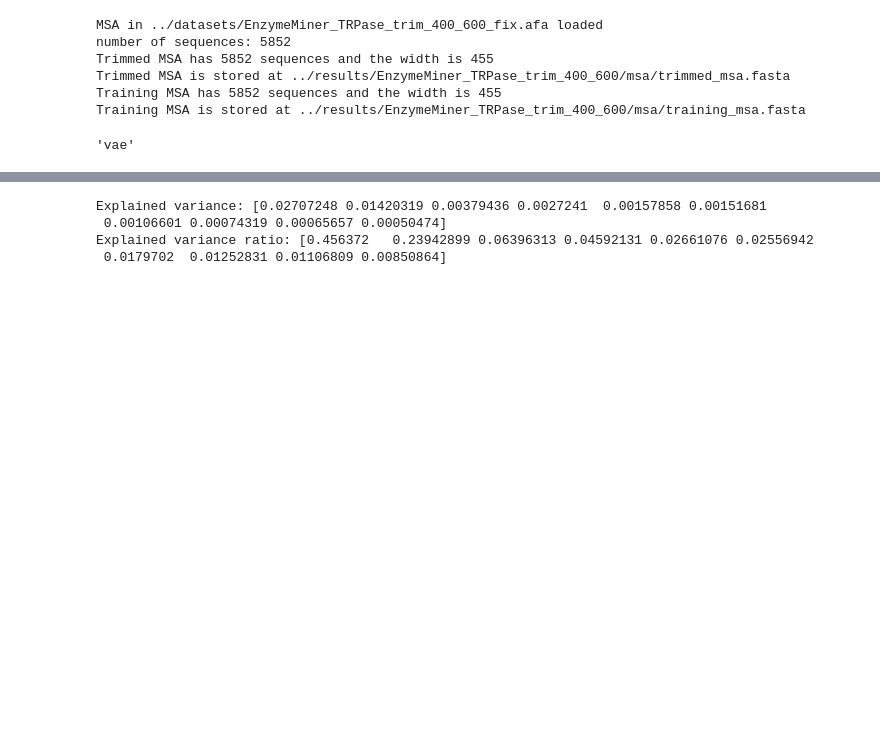
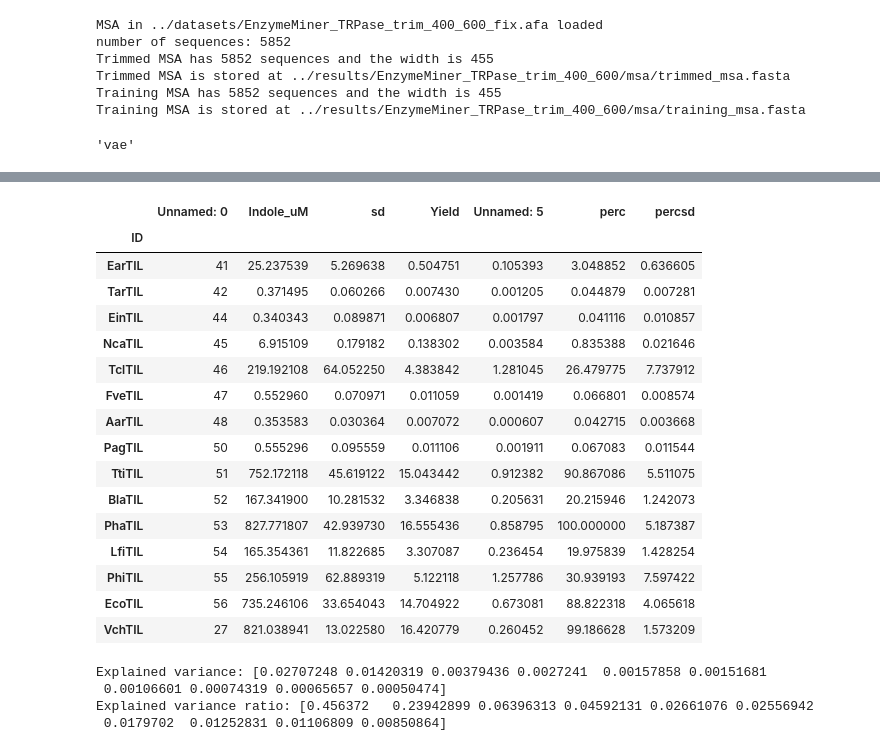
Before and after one commit to daha-la/TRPase-VAE-Mining, a Jupyter notebook: vae_notebooks/notebooks/vae_TRPase.ipynb, the cells around one changed output, grey strips where cells are left out. Drawn from its saved outputs; the diff is of its cells as text; code cells hidden in the pictures; blank space fills up the shorter version.

```diff
--- a/vae_notebooks/notebooks/vae_TRPase.ipynb
+++ b/vae_notebooks/notebooks/vae_TRPase.ipynb
@@ -140,3 +196,23 @@ panel['ID_VAE'] = panel['Abbreviation'].apply(lambda x: name_converter.loc[x,'Un
+# %%
+rel_act
+# %% [output]
+|  | Unnamed: 0 | Indole_uM | sd | Yield | Unnamed: 5 | perc | percsd |
+| ID |  |  |  |  |  |  |  |
+| EarTIL | 41 | 25.237539 | 5.269638 | 0.504751 | 0.105393 | 3.048852 | 0.636605 |
+| TarTIL | 42 | 0.371495 | 0.060266 | 0.007430 | 0.001205 | 0.044879 | 0.007281 |
+| EinTIL | 44 | 0.340343 | 0.089871 | 0.006807 | 0.001797 | 0.041116 | 0.010857 |
+| NcaTIL | 45 | 6.915109 | 0.179182 | 0.138302 | 0.003584 | 0.835388 | 0.021646 |
+| TclTIL | 46 | 219.192108 | 64.052250 | 4.383842 | 1.281045 | 26.479775 | 7.737912 |
+| FveTIL | 47 | 0.552960 | 0.070971 | 0.011059 | 0.001419 | 0.066801 | 0.008574 |
+| AarTIL | 48 | 0.353583 | 0.030364 | 0.007072 | 0.000607 | 0.042715 | 0.003668 |
+| PagTIL | 50 | 0.555296 | 0.095559 | 0.011106 | 0.001911 | 0.067083 | 0.011544 |
+| TtiTIL | 51 | 752.172118 | 45.619122 | 15.043442 | 0.912382 | 90.867086 | 5.511075 |
+| BlaTIL | 52 | 167.341900 | 10.281532 | 3.346838 | 0.205631 | 20.215946 | 1.242073 |
+| PhaTIL | 53 | 827.771807 | 42.939730 | 16.555436 | 0.858795 | 100.000000 | 5.187387 |
+| LfiTIL | 54 | 165.354361 | 11.822685 | 3.307087 | 0.236454 | 19.975839 | 1.428254 |
+| PhiTIL | 55 | 256.105919 | 62.889319 | 5.122118 | 1.257786 | 30.939193 | 7.597422 |
+| EcoTIL | 56 | 735.246106 | 33.654043 | 14.704922 | 0.673081 | 88.822318 | 4.065618 |
+| VchTIL | 27 | 821.038941 | 13.022580 | 16.420779 | 0.260452 | 99.186628 | 1.573209 |
 # %%
 msa = MSA.load_msa(run.dataset)
 full_seqs = SeqIO.to_dict(SeqIO.parse('../../extra_data/Trim_400_600.fasta', 'fasta'))
```
Also changed, not shown: parts of 4 cells of this notebook, 1 other file.
